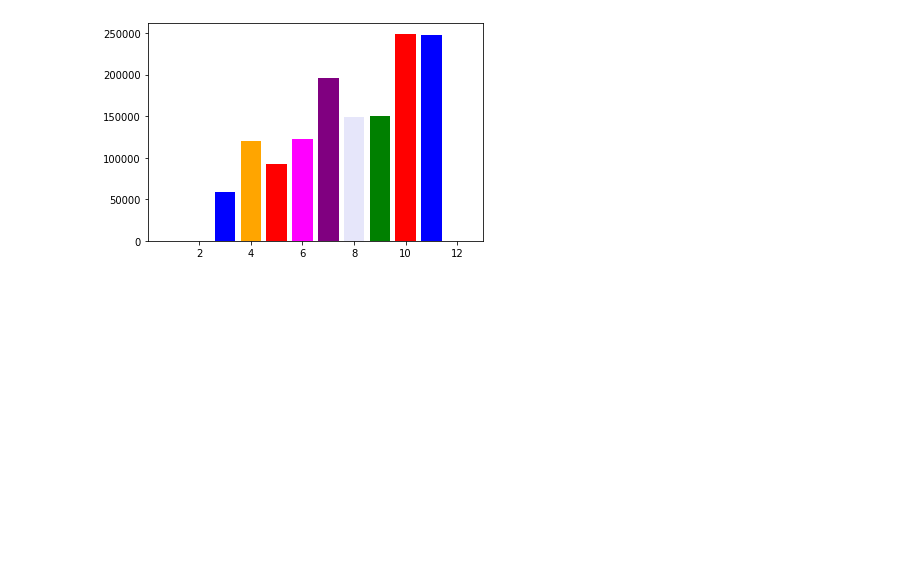
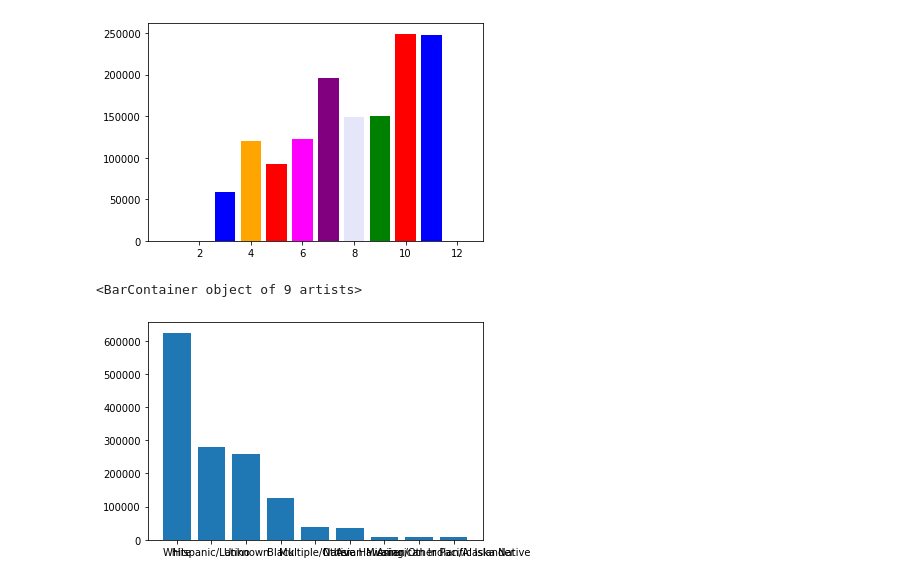
Before and after one commit to ahsanGoheer/Covid-19-Case-Surveillance-Kaggle-Dataset, a Jupyter notebook: Data_Processing.ipynb, the cells around one changed output. Cells and saved outputs as stored; diff of their text form; code cells hidden in the pictures; blank space fills up the shorter version.

```diff
--- a/Data_Processing.ipynb
+++ b/Data_Processing.ipynb
@@ -211,3 +211,9 @@ plt.bar(x=df["Month"].value_counts().index,height=df["Month"].value_counts().val
 # %% [output]
 <BarContainer object of 12 artists>
 [figure]
+# %%
+
+plt.bar(x=df["Race"].value_counts().index,height=df["Race"].value_counts().values)
+# %% [output]
+<BarContainer object of 9 artists>
+[figure, added]
```
